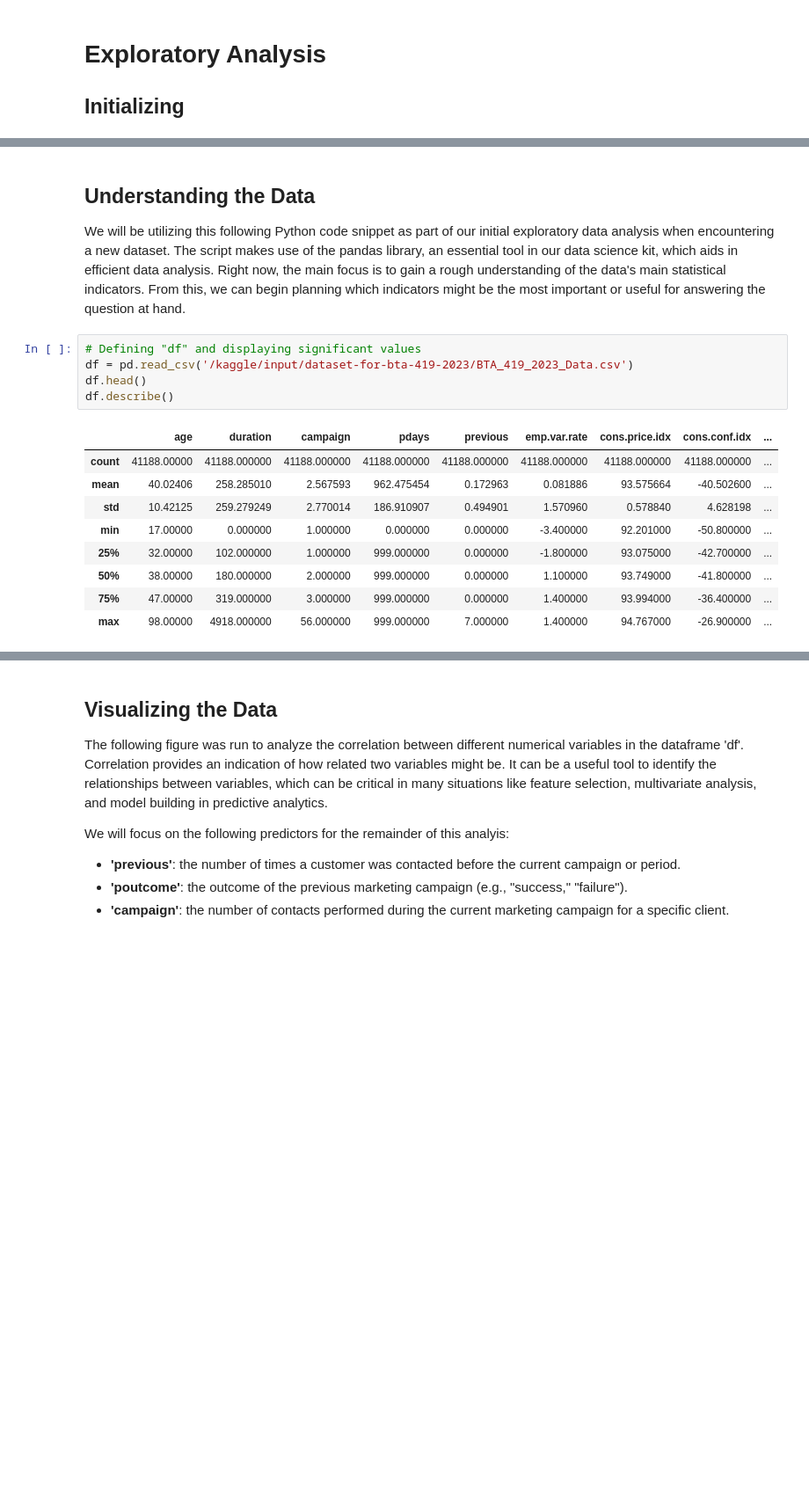
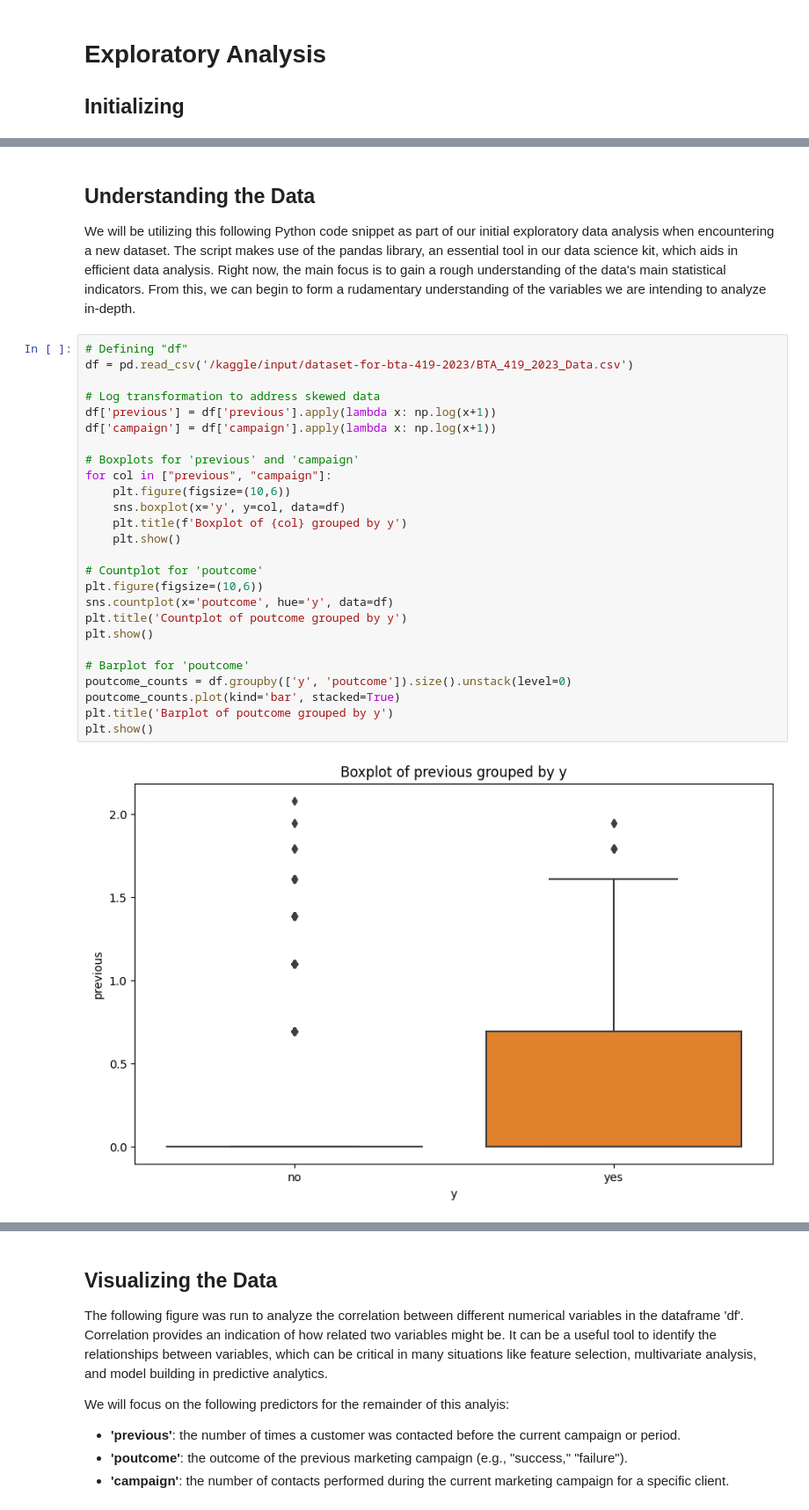
Before and after one commit to rayanwaked/Data-Analysis, a Jupyter notebook: rayan-waked-bta419-s23.ipynb, the cells around one changed output, grey strips where cells are left out. Shown at 88% size. Drawn from its saved outputs; the diff is of its cells as text; blank space fills up the shorter version.

```diff
--- a/rayan-waked-bta419-s23.ipynb
+++ b/rayan-waked-bta419-s23.ipynb
@@ -88,19 +106,32 @@ for dirname, _, filenames in os.walk('/kaggle/input'):
 # %% [markdown]
 ## Understanding the Data
 
-We will be utilizing this following Python code snippet as part of our initial exploratory data analysis when encountering a new dataset. The script makes use of the pandas library, an essential tool in our data science kit, which aids in efficient data analysis. Right now, the main focus is to gain a rough understanding of the data's main statistical indicators. From this, we can begin planning which indicators might be the most important or useful for answering the question at hand.
+We will be utilizing this following Python code snippet as part of our initial exploratory data analysis when encountering a new dataset. The script makes use of the pandas library, an essential tool in our data science kit, which aids in efficient data analysis. Right now, the main focus is to gain a rough understanding of the data's main statistical indicators. From this, we can begin to form a rudamentary understanding of the variables we are intending to analyze in-depth.
-# %%
-# Defining "df" and displaying significant values
-df = pd.read_csv('/kaggle/input/dataset-for-bta-419-2023/BTA_419_2023_Data.csv')
-df.head()
-df.describe()
-# %% [output]
-|  | age | duration | campaign | pdays | previous | emp.var.rate | cons.price.idx | cons.conf.idx | ... |
-| count | 41188.00000 | 41188.000000 | 41188.000000 | 41188.000000 | 41188.000000 | 41188.000000 | 41188.000000 | 41188.000000 | ... |
-| mean | 40.02406 | 258.285010 | 2.567593 | 962.475454 | 0.172963 | 0.081886 | 93.575664 | -40.502600 | ... |
-| std | 10.42125 | 259.279249 | 2.770014 | 186.910907 | 0.494901 | 1.570960 | 0.578840 | 4.628198 | ... |
-| min | 17.00000 | 0.000000 | 1.000000 | 0.000000 | 0.000000 | -3.400000 | 92.201000 | -50.800000 | ... |
-| 25% | 32.00000 | 102.000000 | 1.000000 | 999.000000 | 0.000000 | -1.800000 | 93.075000 | -42.700000 | ... |
-| 50% | 38.00000 | 180.000000 | 2.000000 | 999.000000 | 0.000000 | 1.100000 | 93.749000 | -41.800000 | ... |
-| 75% | 47.00000 | 319.000000 | 3.000000 | 999.000000 | 0.000000 | 1.400000 | 93.994000 | -36.400000 | ... |
-| max | 98.00000 | 4918.000000 | 56.000000 | 999.000000 | 7.000000 | 1.400000 | 94.767000 | -26.900000 | ... |
+# %%
+# Defining "df"
+df = pd.read_csv('/kaggle/input/dataset-for-bta-419-2023/BTA_419_2023_Data.csv')
+
+# Log transformation to address skewed data
+df['previous'] = df['previous'].apply(lambda x: np.log(x+1))
+df['campaign'] = df['campaign'].apply(lambda x: np.log(x+1))
+
+# Boxplots for 'previous' and 'campaign'
+for col in ["previous", "campaign"]:
+    plt.figure(figsize=(10,6))
+    sns.boxplot(x='y', y=col, data=df)
+    plt.title(f'Boxplot of {col} grouped by y')
+    plt.show()
+
+# Countplot for 'poutcome'
+plt.figure(figsize=(10,6))
+sns.countplot(x='poutcome', hue='y', data=df)
+plt.title('Countplot of poutcome grouped by y')
+plt.show()
+
+# Barplot for 'poutcome'
+poutcome_counts = df.groupby(['y', 'poutcome']).size().unstack(level=0)
+poutcome_counts.plot(kind='bar', stacked=True)
+plt.title('Barplot of poutcome grouped by y')
+plt.show()
+# %% [output]
+[figure, added]
```
Also changed, not shown: parts of 15 cells of this notebook.
